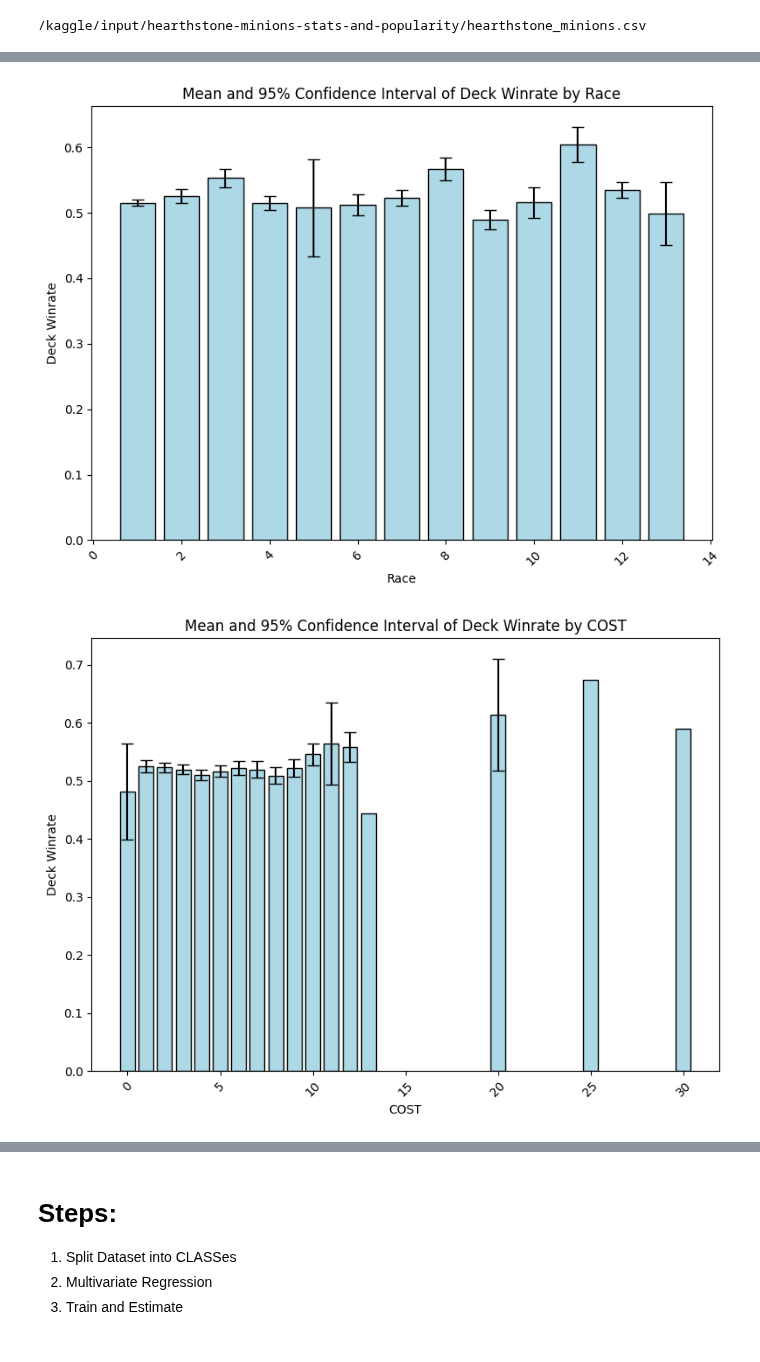
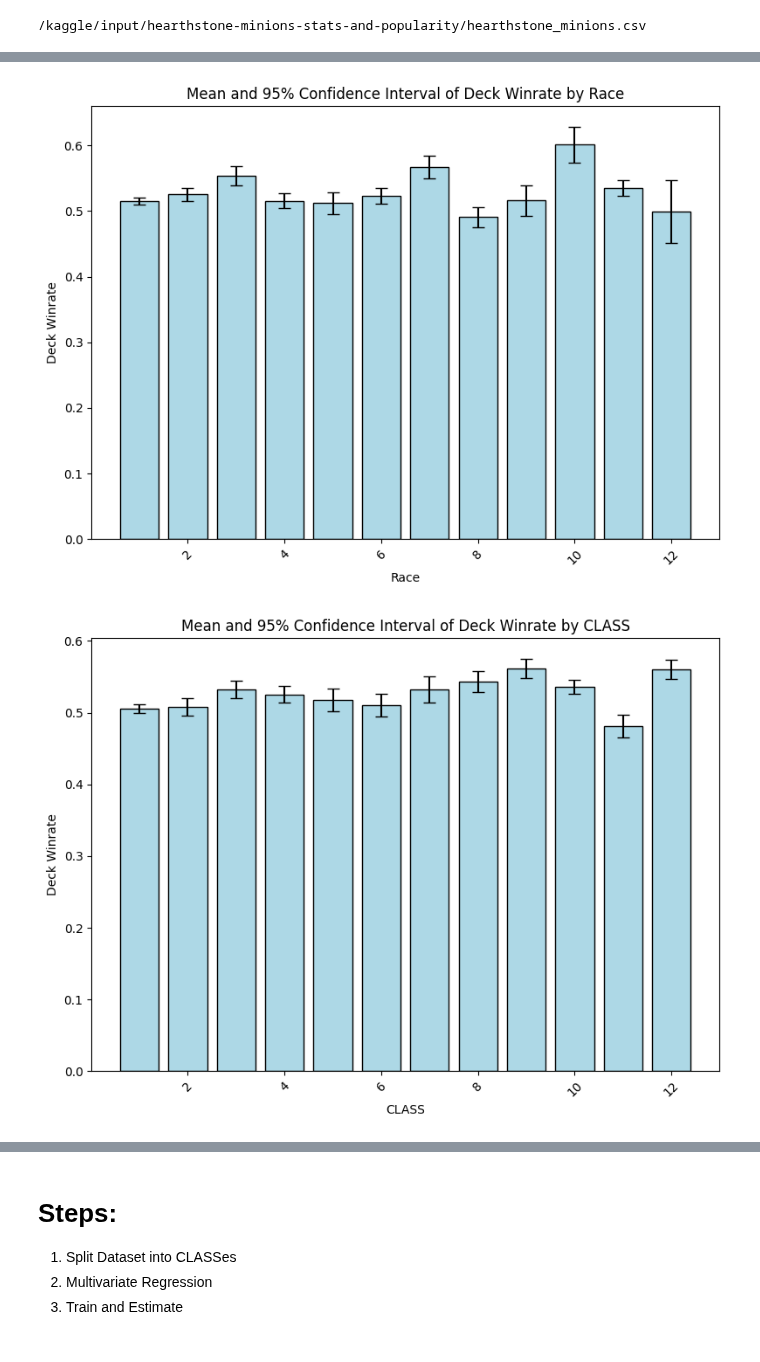
Before and after one commit to sippin9/ECE-225, a Jupyter notebook: ece-225.ipynb, the cells around one changed output, grey strips where cells are left out. Cells and saved outputs as stored; diff of their text form; code cells hidden in the pictures.

```diff
--- a/ece-225.ipynb
+++ b/ece-225.ipynb
@@ -57,6 +57,7 @@ df['deck_winrate'] = df['deck_winrate'].str.replace('%', '').astype(float) / 100
 df['avg_copies'] = df['avg_copies'].astype(float)
 
 df = df.fillna(0)
+df = df[df['CARDRACE'] != 26]
 
 df['DISCARD_CARDS'] = df['DISCARD_CARDS'].apply(lambda x: 1 if x != 0 else 0)
 df['MULTI_CLASS_GROUP'] = df['MULTI_CLASS_GROUP'].apply(lambda x: 1 if x != 0 else 0)
@@ -64,10 +65,3 @@ df['RACE'] = pd.factorize(df['CARDRACE'])[0] + 1
 df['CLASS'] = pd.factorize(df['CLASS'])[0] + 1
 df['CARDRACE'] = df['CARDRACE'].apply(lambda x: 1 if x != 0 else 0)
 df['MANATHIRST'] = df['MANATHIRST'].apply(lambda x: 1 if x != 0 else 0)
-
-df['Keyword'] = df.iloc[:, 10:-1].sum(axis=1)
-df['Size'] = np.sqrt(df['HEALTH'] * df['ATK'])
-df['SizeTrue'] = df['Size'] + 0.75 * df['Keyword']
-df['Inflation'] = df['SizeTrue'] / df['COST']
-df = df[df['CLASS'] != 13]
-print(df.describe())
@@ -91,0 +68,8 @@ max      20.000000    21.500000          inf
+# %%
+df = df[df['COST'] != 0]
+df['Keyword'] = df.iloc[:, 10:-1].sum(axis=1)
+df['Size'] = np.sqrt(df['HEALTH'] * df['ATK'])
+df['SizeTrue'] = df['Size'] + 0.25 * df['Keyword']
+df['Inflation'] = df['Size'] / df['COST']
+df = df[df['CLASS'] != 13]
+print(df.columns.tolist())
@@ -325,84 +220,43 @@ plt.show()
 # %%
-# 按 'RACE' 列分组，计算每组的 'deck_winrate' 列的均值、标准差和样本数量
 grouped = df.groupby('RACE')['deck_winrate'].agg(['mean', 'std', 'count']).reset_index()
 
-# 计算标准误差（Standard Error of the Mean, SEM）
 grouped['sem'] = grouped['std'] / np.sqrt(grouped['count'])
 
-# 计算置信区间的误差范围
 grouped['ci_lower'] = grouped['mean'] - z_score * grouped['sem']
 grouped['ci_upper'] = grouped['mean'] + z_score * grouped['sem']
 
-# 绘制均值和置信区间
 fig, ax = plt.subplots(figsize=(8, 6))
 
-# 绘制均值的条形图
 ax.bar(grouped['RACE'], grouped['mean'], yerr=[grouped['mean'] - grouped['ci_lower'], grouped['ci_upper'] - grouped['mean']],
        capsize=5, color='lightblue', edgecolor='black', label='Mean with CI')
 
-# 设置标签和标题
 ax.set_xlabel('Race')
 ax.set_ylabel('Deck Winrate')
 ax.set_title('Mean and 95% Confidence Interval of Deck Winrate by Race')
 plt.xticks(rotation=45)
 plt.tight_layout()
 
-# 显示图形
 plt.show()
 
-# 按 'COST' 列分组，计算每组的 'deck_winrate' 列的均值、标准差和样本数量
-grouped = df.groupby('COST')['deck_winrate'].agg(['mean', 'std', 'count']).reset_index()
+grouped = df.groupby('CLASS')['deck_winrate'].agg(['mean', 'std', 'count']).reset_index()
 
-# 计算标准误差（Standard Error of the Mean, SEM）
 grouped['sem'] = grouped['std'] / np.sqrt(grouped['count'])
 
-# 计算置信区间的误差范围
 grouped['ci_lower'] = grouped['mean'] - z_score * grouped['sem']
 grouped['ci_upper'] = grouped['mean'] + z_score * grouped['sem']
 
-# 绘制均值和置信区间
 fig, ax = plt.subplots(figsize=(8, 6))
 
-# 绘制均值的条形图
-ax.bar(grouped['COST'], grouped['mean'], yerr=[grouped['mean'] - grouped['ci_lower'], grouped['ci_upper'] - grouped['mean']],
-       capsize=5, color='lightblue', edgecolor='black', label='Mean with CI')
-
-# 设置标签和标题
-ax.set_xlabel('COST')
-ax.set_ylabel('Deck Winrate')
-ax.set_title('Mean and 95% Confidence Interval of Deck Winrate by COST')
-plt.xticks(rotation=45)
-plt.tight_layout()
-
-# 显示图形
-plt.show()
-
-# 按 'CLASS' 列分组，计算每组的 'deck_winrate' 列的均值、标准差和样本数量
-grouped = df.groupby('CLASS')['deck_winrate'].agg(['mean', 'std', 'count']).reset_index()
-
-# 计算标准误差（Standard Error of the Mean, SEM）
-grouped['sem'] = grouped['std'] / np.sqrt(grouped['count'])
-
-# 计算置信区间的误差范围
-grouped['ci_lower'] = grouped['mean'] - z_score * grouped['sem']
-grouped['ci_upper'] = grouped['mean'] + z_score * grouped['sem']
-
-# 绘制均值和置信区间
-fig, ax = plt.subplots(figsize=(8, 6))
-
-# 绘制均值的条形图
 ax.bar(grouped['CLASS'], grouped['mean'], yerr=[grouped['mean'] - grouped['ci_lower'], grouped['ci_upper'] - grouped['mean']],
        capsize=5, color='lightblue', edgecolor='black', label='Mean with CI')
 
-# 设置标签和标题
 ax.set_xlabel('CLASS')
 ax.set_ylabel('Deck Winrate')
 ax.set_title('Mean and 95% Confidence Interval of Deck Winrate by CLASS')
 plt.xticks(rotation=45)
 plt.tight_layout()
 
-# 显示图形
 plt.show()
 # %% [output]
-[figure, old version]
+[figure, new version]
-[figure, old version]
+[figure, new version]
```
Also changed, not shown: parts of 8 cells of this notebook.
